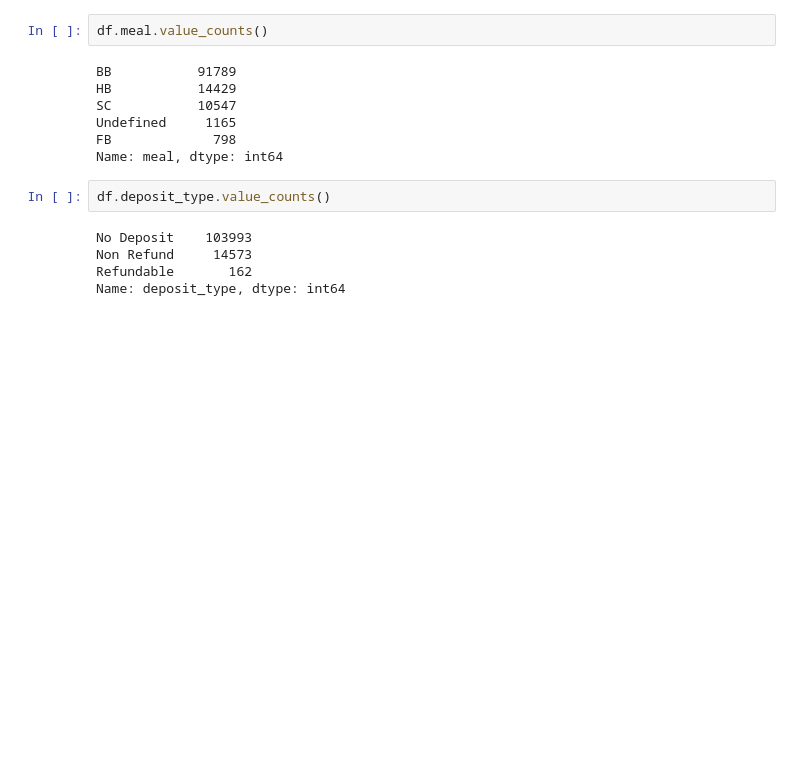
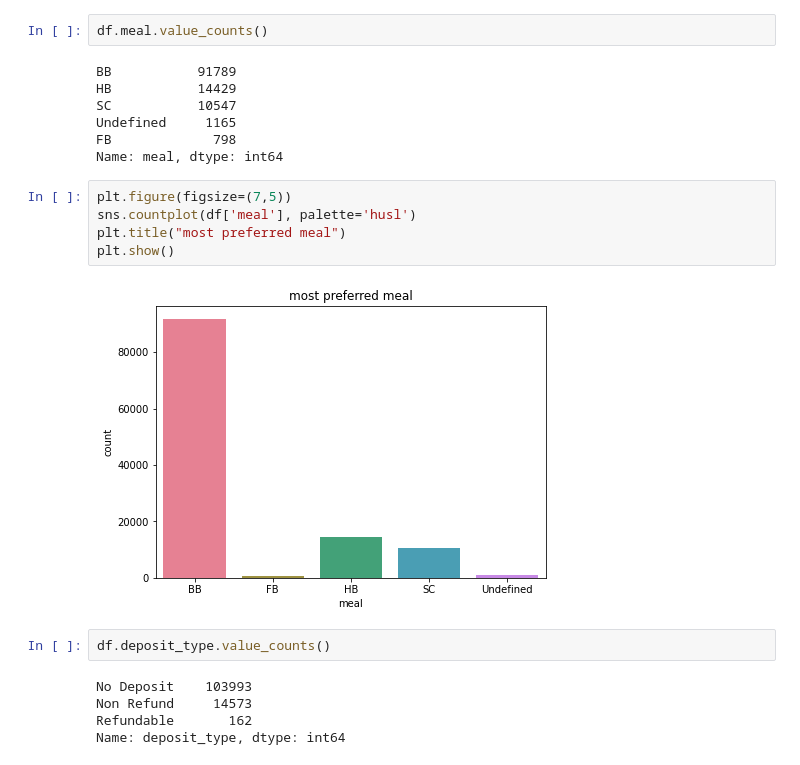
Before and after one commit to iam-ajitkumartoppo/hotel-booking-analysis, a Jupyter notebook: EDA_Hotel_Booking_Analysis_Capstone_Project.ipynb, the cells around one changed output. Saved outputs shown, nothing was run; the diff lists cells and outputs as text; blank space fills up the shorter version.

```diff
--- a/EDA_Hotel_Booking_Analysis_Capstone_Project.ipynb
+++ b/EDA_Hotel_Booking_Analysis_Capstone_Project.ipynb
@@ -313,6 +350,13 @@ SC           10547
 Undefined     1165
 FB             798
 Name: meal, dtype: int64
+# %%
+plt.figure(figsize=(7,5))
+sns.countplot(df['meal'], palette='husl')
+plt.title("most preferred meal")
+plt.show()
+# %% [output]
+[figure, added]
 # %%
 df.deposit_type.value_counts()
 # %% [output]
```
Also changed, not shown: parts of 19 cells of this notebook.
